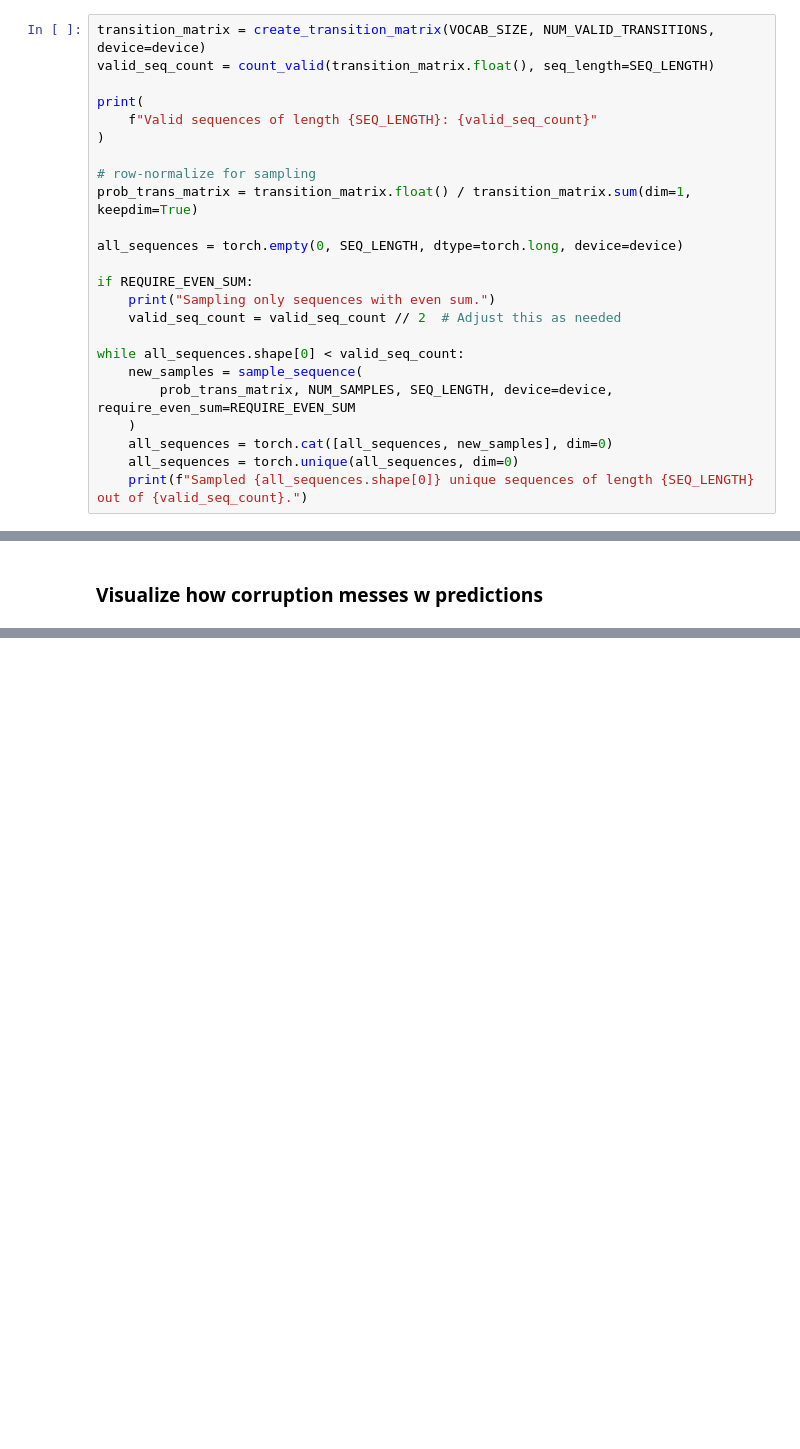
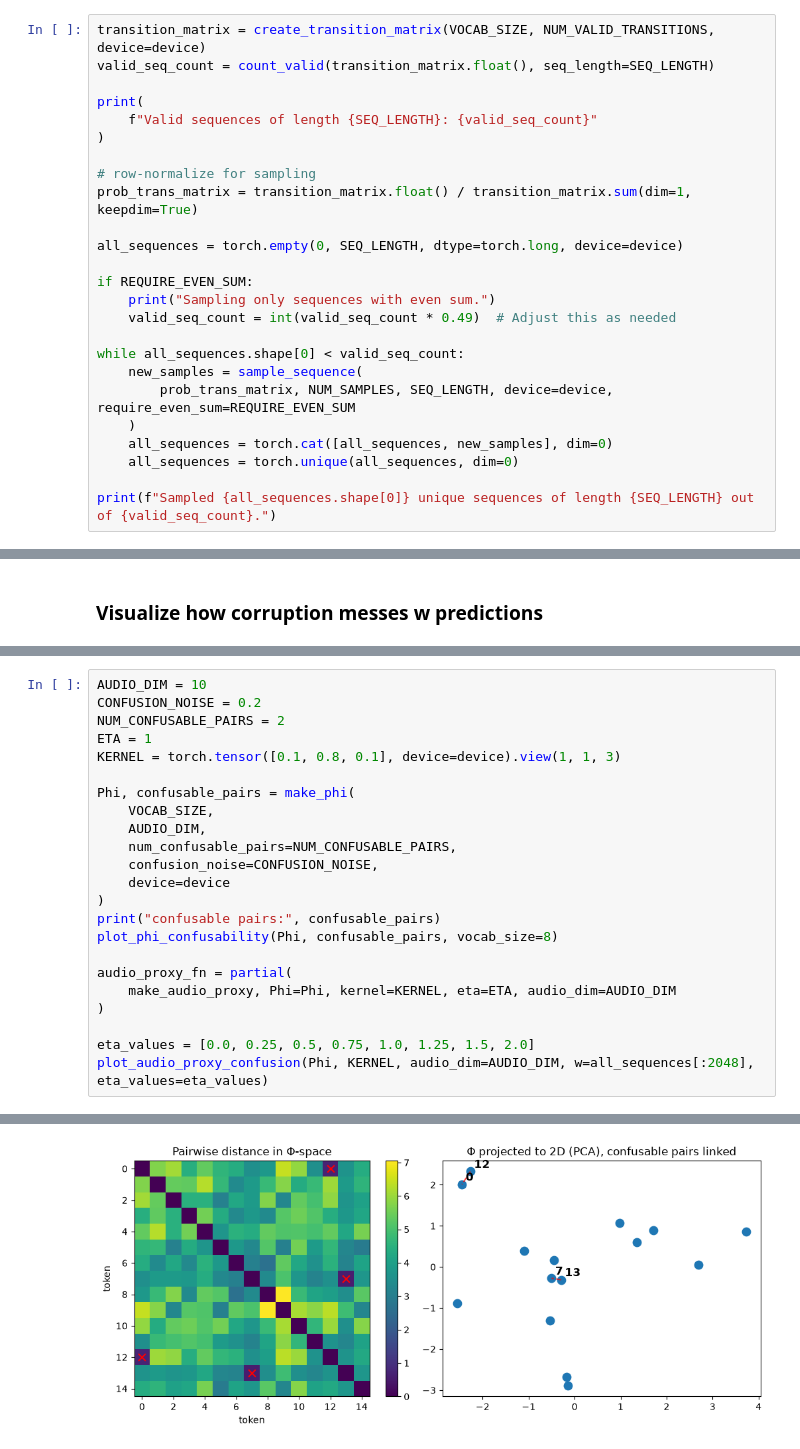
Before and after one commit to daoterog/continuous-flow-asr, a Jupyter notebook: notebooks/toy_experiment.ipynb, the cells around one changed output, grey strips where cells are left out. Cells and saved outputs as stored; diff of their text form; blank space fills up the shorter version.

```diff
--- a/notebooks/toy_experiment.ipynb
+++ b/notebooks/toy_experiment.ipynb
@@ -99,7 +101,7 @@ all_sequences = torch.empty(0, SEQ_LENGTH, dtype=torch.long, device=device)
 
 if REQUIRE_EVEN_SUM:
     print("Sampling only sequences with even sum.")
-    valid_seq_count = valid_seq_count // 2  # Adjust this as needed
+    valid_seq_count = int(valid_seq_count * 0.49)  # Adjust this as needed
 
 while all_sequences.shape[0] < valid_seq_count:
     new_samples = sample_sequence(
@@ -107,7 +109,8 @@ while all_sequences.shape[0] < valid_seq_count:
     )
     all_sequences = torch.cat([all_sequences, new_samples], dim=0)
     all_sequences = torch.unique(all_sequences, dim=0)
-    print(f"Sampled {all_sequences.shape[0]} unique sequences of length {SEQ_LENGTH} out of {valid_seq_count}.")
+
+print(f"Sampled {all_sequences.shape[0]} unique sequences of length {SEQ_LENGTH} out of {valid_seq_count}.")
 # %% [output]
 Valid sequences of length 8: 245760
 Sampling only sequences with even sum.
@@ -375,0 +520,24 @@ def make_audio_proxy(w, Phi, kernel, eta, audio_dim):
+# %%
+AUDIO_DIM = 10
+CONFUSION_NOISE = 0.2
+NUM_CONFUSABLE_PAIRS = 2
+ETA = 1
+KERNEL = torch.tensor([0.1, 0.8, 0.1], device=device).view(1, 1, 3)
+
+Phi, confusable_pairs = make_phi(
+    VOCAB_SIZE,
+    AUDIO_DIM,
+    num_confusable_pairs=NUM_CONFUSABLE_PAIRS,
+    confusion_noise=CONFUSION_NOISE,
+    device=device
+)
+print("confusable pairs:", confusable_pairs)
+plot_phi_confusability(Phi, confusable_pairs, vocab_size=8)
+
+audio_proxy_fn = partial(
+    make_audio_proxy, Phi=Phi, kernel=KERNEL, eta=ETA, audio_dim=AUDIO_DIM
+)
+
+eta_values = [0.0, 0.25, 0.5, 0.75, 1.0, 1.25, 1.5, 2.0]
+plot_audio_proxy_confusion(Phi, KERNEL, audio_dim=AUDIO_DIM, w=all_sequences[:2048], eta_values=eta_values)
+# %% [output]
@@ -375,0 +546 @@ def make_audio_proxy(w, Phi, kernel, eta, audio_dim):
+[figure, added]
```
Also changed, not shown: parts of 26 cells of this notebook.
